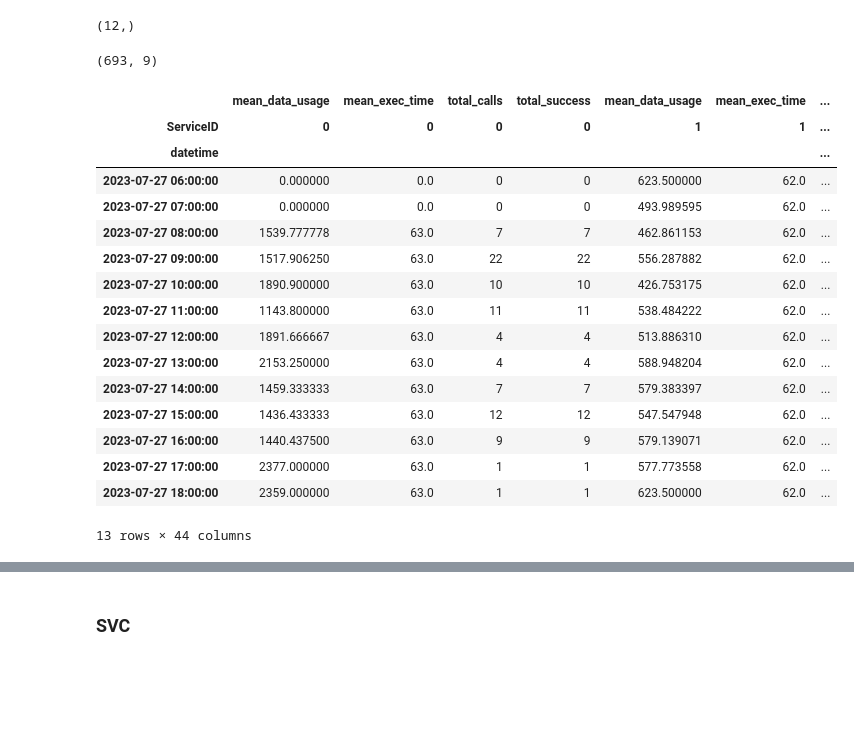
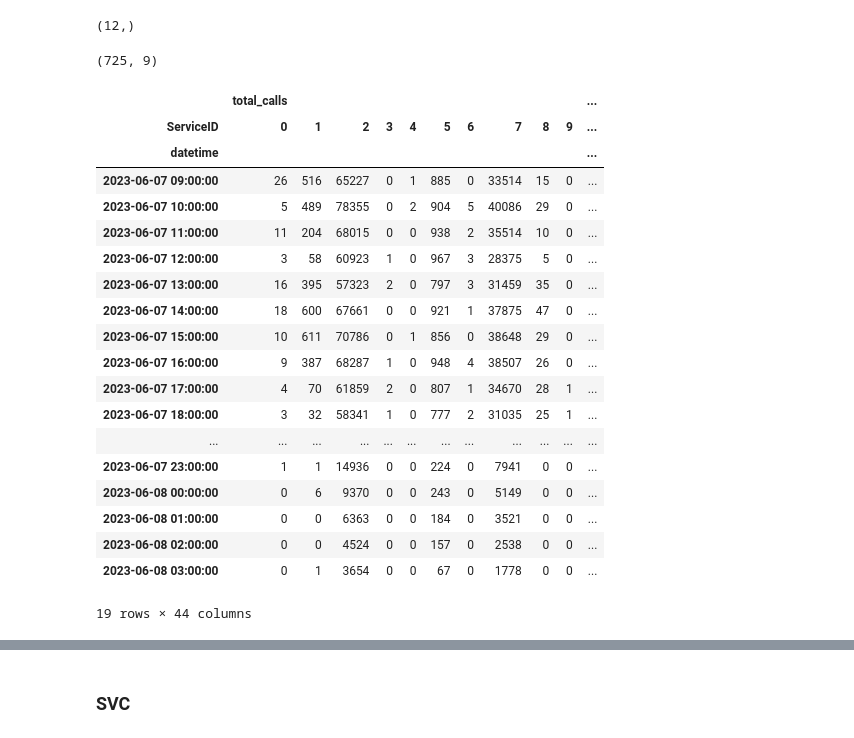
Before and after one commit to giunzz/Data_Science, a Jupyter notebook: Tuan6/BT6.ipynb, the cells around one changed output, grey strips where cells are left out. Drawn from its saved outputs; the diff is of its cells as text; code cells hidden in the pictures; blank space fills up the shorter version.

```diff
--- a/Tuan6/BT6.ipynb
+++ b/Tuan6/BT6.ipynb
@@ -35,8 +42,6 @@ Tổ chức thành chương trình con
 - Câu 7: Đánh giá mô hình dựa vào dữ liệu test
 # %%
 df = pd.read_csv("clean_feature.csv")
-df = df.dropna()
-df = df.drop_duplicates()
 df["datetime"] = pd.to_datetime(df["Day"]) + pd.to_timedelta(df["hour"], unit="h")
 print(df["ServiceID"].unique().shape)
 # %% [output]
@@ -47,40 +52,41 @@ def query_interval(df, t_datetime, T):
     return df[(df["datetime"] >= start) & (df["datetime"] <= t_datetime)]
 # %%
 #query
-t = pd.to_datetime("2023-07-27 18:00:00")
-result = query_interval(df, t, 12)
+t = pd.to_datetime("2023-06-08 3:00:00")
+result = query_interval(df, t, 18)
 result = result.sort_index()
 print(result.shape)
 # %% [output]
-(693, 9)
+(725, 9)
 # %%
 #groupby
 features = result.groupby(["datetime", "ServiceID"]).agg(
         total_calls=("count", "sum"), # a> Tổng số lần gọi
         total_success=("passed", "sum"), # b> Tổng số lần gọi thành công
         mean_exec_time=("period", "mean"), # c> Trị trung bình thời gian thực thi
         mean_data_usage=("data", "mean") # d> Trị trung bình dữ liệu sử dụng
 
     )
 matrix = features.unstack(level="ServiceID", fill_value=0)
-matrix = matrix.sort_index(axis=1, level=1)
-matrix.to_csv("feature.csv", index=False)
 matrix
 # %% [output]
-|  | mean_data_usage | mean_exec_time | total_calls | total_success | mean_data_usage | mean_exec_time | ... |
-| ServiceID | 0 | 0 | 0 | 0 | 1 | 1 | ... |
-| datetime |  |  |  |  |  |  | ... |
-| 2023-07-27 06:00:00 | 0.000000 | 0.0 | 0 | 0 | 623.500000 | 62.0 | ... |
-| 2023-07-27 07:00:00 | 0.000000 | 0.0 | 0 | 0 | 493.989595 | 62.0 | ... |
-| 2023-07-27 08:00:00 | 1539.777778 | 63.0 | 7 | 7 | 462.861153 | 62.0 | ... |
-| 2023-07-27 09:00:00 | 1517.906250 | 63.0 | 22 | 22 | 556.287882 | 62.0 | ... |
-| 2023-07-27 10:00:00 | 1890.900000 | 63.0 | 10 | 10 | 426.753175 | 62.0 | ... |
-| 2023-07-27 11:00:00 | 1143.800000 | 63.0 | 11 | 11 | 538.484222 | 62.0 | ... |
-| 2023-07-27 12:00:00 | 1891.666667 | 63.0 | 4 | 4 | 513.886310 | 62.0 | ... |
-| 2023-07-27 13:00:00 | 2153.250000 | 63.0 | 4 | 4 | 588.948204 | 62.0 | ... |
-| 2023-07-27 14:00:00 | 1459.333333 | 63.0 | 7 | 7 | 579.383397 | 62.0 | ... |
-| 2023-07-27 15:00:00 | 1436.433333 | 63.0 | 12 | 12 | 547.547948 | 62.0 | ... |
-| 2023-07-27 16:00:00 | 1440.437500 | 63.0 | 9 | 9 | 579.139071 | 62.0 | ... |
-| 2023-07-27 17:00:00 | 2377.000000 | 63.0 | 1 | 1 | 577.773558 | 62.0 | ... |
-| 2023-07-27 18:00:00 | 2359.000000 | 63.0 | 1 | 1 | 623.500000 | 62.0 | ... |
+|  | total_calls |  |  |  |  |  |  |  |  |  | ... |
+| ServiceID | 0 | 1 | 2 | 3 | 4 | 5 | 6 | 7 | 8 | 9 | ... |
+| datetime |  |  |  |  |  |  |  |  |  |  | ... |
+| 2023-06-07 09:00:00 | 26 | 516 | 65227 | 0 | 1 | 885 | 0 | 33514 | 15 | 0 | ... |
+| 2023-06-07 10:00:00 | 5 | 489 | 78355 | 0 | 2 | 904 | 5 | 40086 | 29 | 0 | ... |
+| 2023-06-07 11:00:00 | 11 | 204 | 68015 | 0 | 0 | 938 | 2 | 35514 | 10 | 0 | ... |
+| 2023-06-07 12:00:00 | 3 | 58 | 60923 | 1 | 0 | 967 | 3 | 28375 | 5 | 0 | ... |
+| 2023-06-07 13:00:00 | 16 | 395 | 57323 | 2 | 0 | 797 | 3 | 31459 | 35 | 0 | ... |
+| 2023-06-07 14:00:00 | 18 | 600 | 67661 | 0 | 0 | 921 | 1 | 37875 | 47 | 0 | ... |
+| 2023-06-07 15:00:00 | 10 | 611 | 70786 | 0 | 1 | 856 | 0 | 38648 | 29 | 0 | ... |
+| 2023-06-07 16:00:00 | 9 | 387 | 68287 | 1 | 0 | 948 | 4 | 38507 | 26 | 0 | ... |
+| 2023-06-07 17:00:00 | 4 | 70 | 61859 | 2 | 0 | 807 | 1 | 34670 | 28 | 1 | ... |
+| 2023-06-07 18:00:00 | 3 | 32 | 58341 | 1 | 0 | 777 | 2 | 31035 | 25 | 1 | ... |
+| ... | ... | ... | ... | ... | ... | ... | ... | ... | ... | ... | ... |
+| 2023-06-07 23:00:00 | 1 | 1 | 14936 | 0 | 0 | 224 | 0 | 7941 | 0 | 0 | ... |
+| 2023-06-08 00:00:00 | 0 | 6 | 9370 | 0 | 0 | 243 | 0 | 5149 | 0 | 0 | ... |
+| 2023-06-08 01:00:00 | 0 | 0 | 6363 | 0 | 0 | 184 | 0 | 3521 | 0 | 0 | ... |
+| 2023-06-08 02:00:00 | 0 | 0 | 4524 | 0 | 0 | 157 | 0 | 2538 | 0 | 0 | ... |
+| 2023-06-08 03:00:00 | 0 | 1 | 3654 | 0 | 0 | 67 | 0 | 1778 | 0 | 0 | ... |
-13 rows × 44 columns
+19 rows × 44 columns
```
Also changed, not shown: parts of 28 cells of this notebook, 5 other files.
